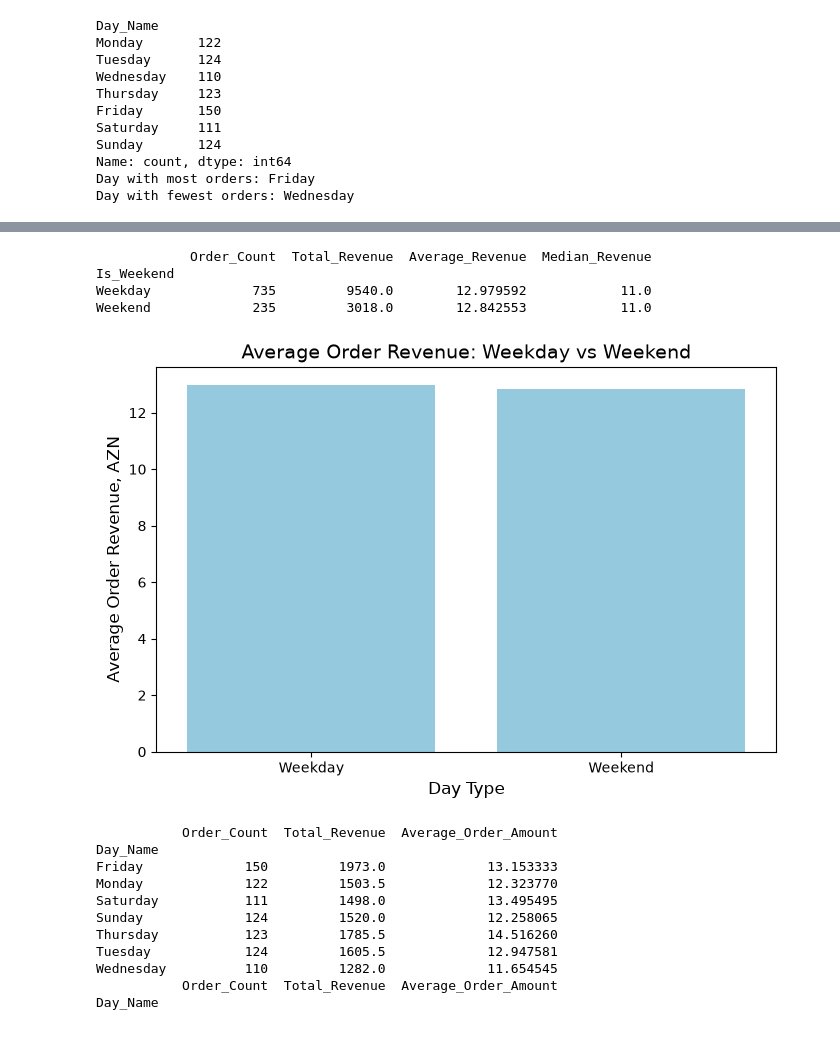
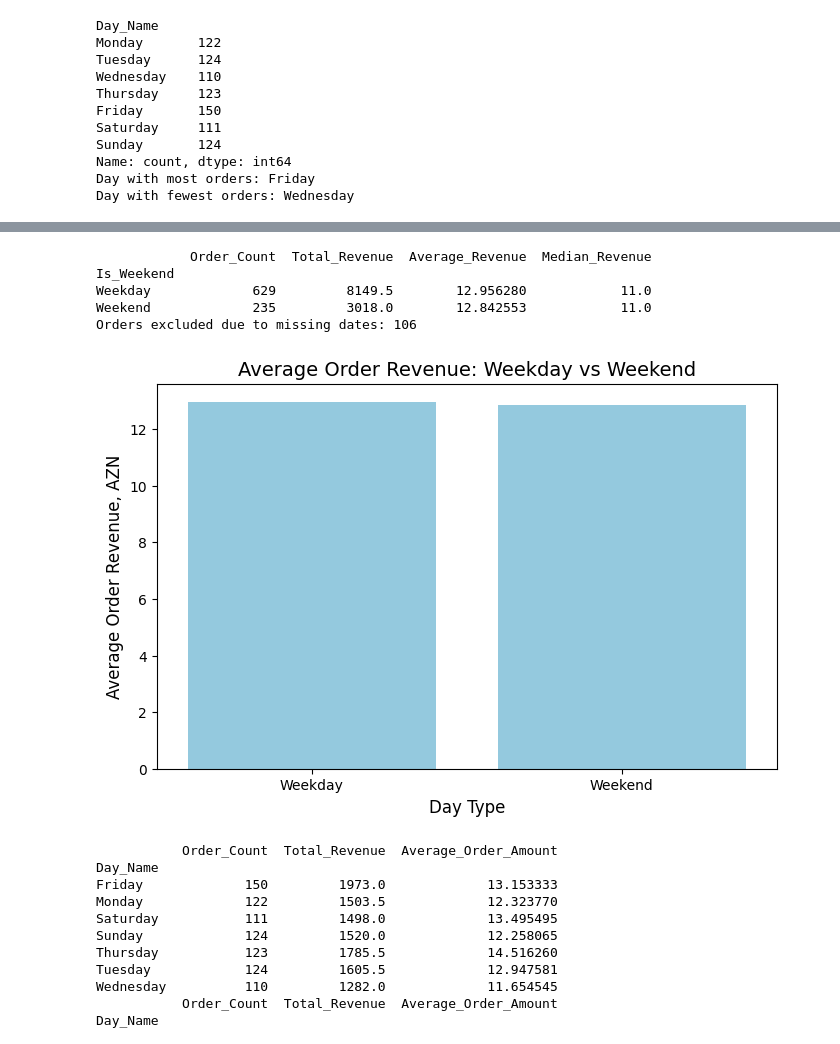
Before and after one commit to sholamammadova/coffee-shop-sales-analysis, a Jupyter notebook: coffee_shop_eda.ipynb, the cells around one changed output, grey strips where cells are left out. Cells and saved outputs as stored; diff of their text form; code cells hidden in the pictures.

```diff
--- a/coffee_shop_eda.ipynb
+++ b/coffee_shop_eda.ipynb
@@ -12,4 +12,6 @@ import matplotlib.pyplot as plt
 import seaborn as sns
 
 df = pd.read_csv("coffee_shop_final.csv")
+# Customer names are not needed for this analysis.
+df = df.drop(columns=["Customer"], errors="ignore")
 # %%
@@ -55,5 +57,10 @@ date_columns = df.select_dtypes(include=['datetime64']).columns.tolist()
 print(date_columns)
 boolean_columns = df.select_dtypes(include=['bool']).columns.tolist()
 print(boolean_columns)
+
+# Use only known dates for calendar-based analysis.
+dated_df = df.dropna(subset=["Date"]).copy()
+dated_df["Day_Name"] = dated_df["Date"].dt.day_name()
+dated_df["Is_Weekend"] = dated_df["Date"].dt.dayofweek >= 5
 # %% [output]
 ['Order_ID', 'Quantity', 'Price', 'Total', 'Month']
@@ -401,5 +399,5 @@ plt.show()
 # %%
-day_analysis = df.groupby("Is_Weekend").agg(
+day_analysis = dated_df.groupby("Is_Weekend").agg(
     Order_Count=("Order_ID", "count"),
     Total_Revenue=("Total", "sum"),
     Average_Revenue=("Total", "mean"),
@@ -410,25 +408,28 @@ day_analysis = day_analysis.rename(
     index={False: "Weekday", True: "Weekend"})
 
 print(day_analysis)
+day_analysis.index.name = "Day_Type"
+print("Orders excluded due to missing dates:", len(df) - len(dated_df))
 # %% [output]
             Order_Count  Total_Revenue  Average_Revenue  Median_Revenue
 Is_Weekend
-Weekday             735         9540.0        12.979592            11.0
+Weekday             629         8149.5        12.956280            11.0
 Weekend             235         3018.0        12.842553            11.0
+Orders excluded due to missing dates: 106
 # %%
 plt.figure(figsize=(8, 5))
 sns.barplot(
     data=day_analysis.reset_index(),
-    x="Is_Weekend",
+    x="Day_Type",
     y="Average_Revenue",
     color="skyblue"
 )
 plt.title("Average Order Revenue: Weekday vs Weekend", fontsize=14)
 plt.xlabel("Day Type", fontsize=12)
 plt.ylabel("Average Order Revenue, AZN", fontsize=12)
 plt.show()
 # %% [output]
-[figure, old version]
+[figure, new version]
 # %%
 day_order = [
     "Monday",
```
Also changed, not shown: parts of 39 cells of this notebook, 1 other file.
